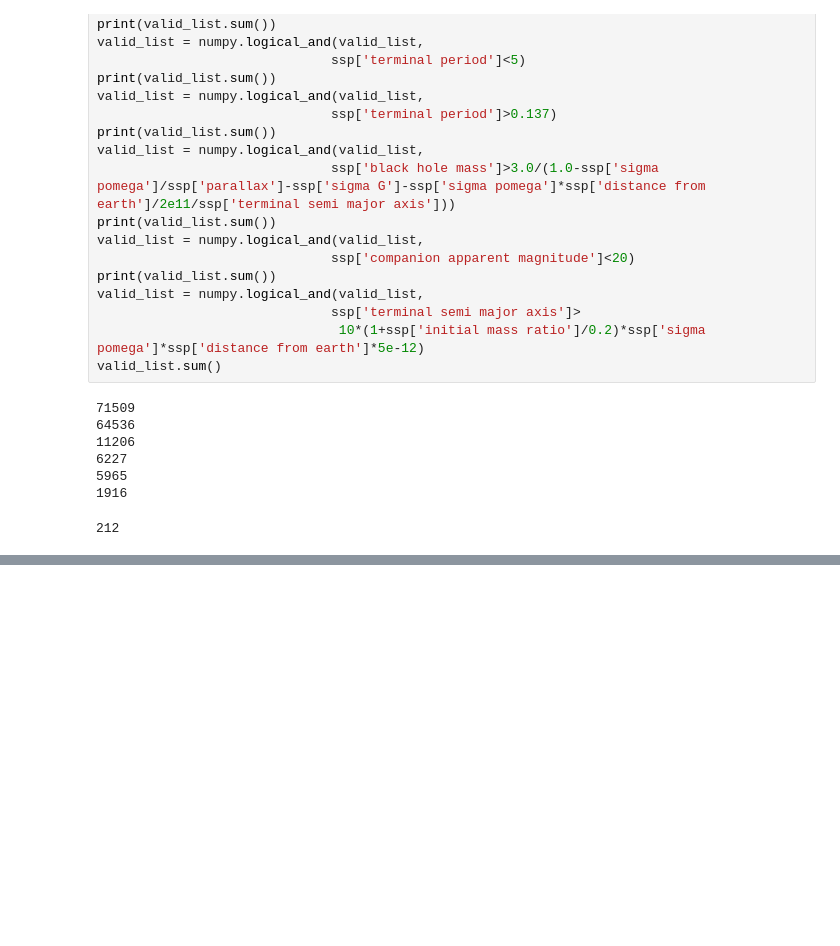
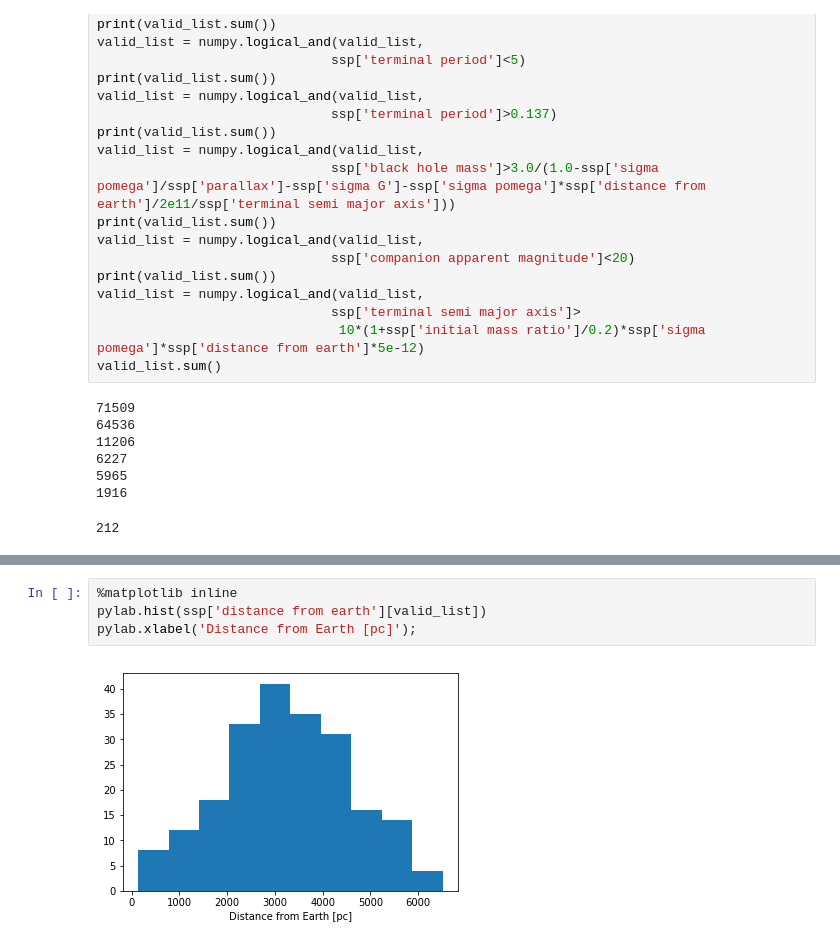
Before and after one commit to bolverk/gaia_black_hole_binaries, a Jupyter notebook: stellar_binary_monte_carlo.ipynb, the cells around one changed output, grey strips where cells are left out. Saved outputs shown, nothing was run; the diff lists cells and outputs as text; blank space fills up the shorter version.

```diff
--- a/stellar_binary_monte_carlo.ipynb
+++ b/stellar_binary_monte_carlo.ipynb
@@ -325,0 +336,6 @@ valid_list.sum()
+# %%
+%matplotlib inline
+pylab.hist(ssp['distance from earth'][valid_list])
+pylab.xlabel('Distance from Earth [pc]');
+# %% [output]
+[figure, added]
```
Also changed, not shown: parts of 2 cells of this notebook.
